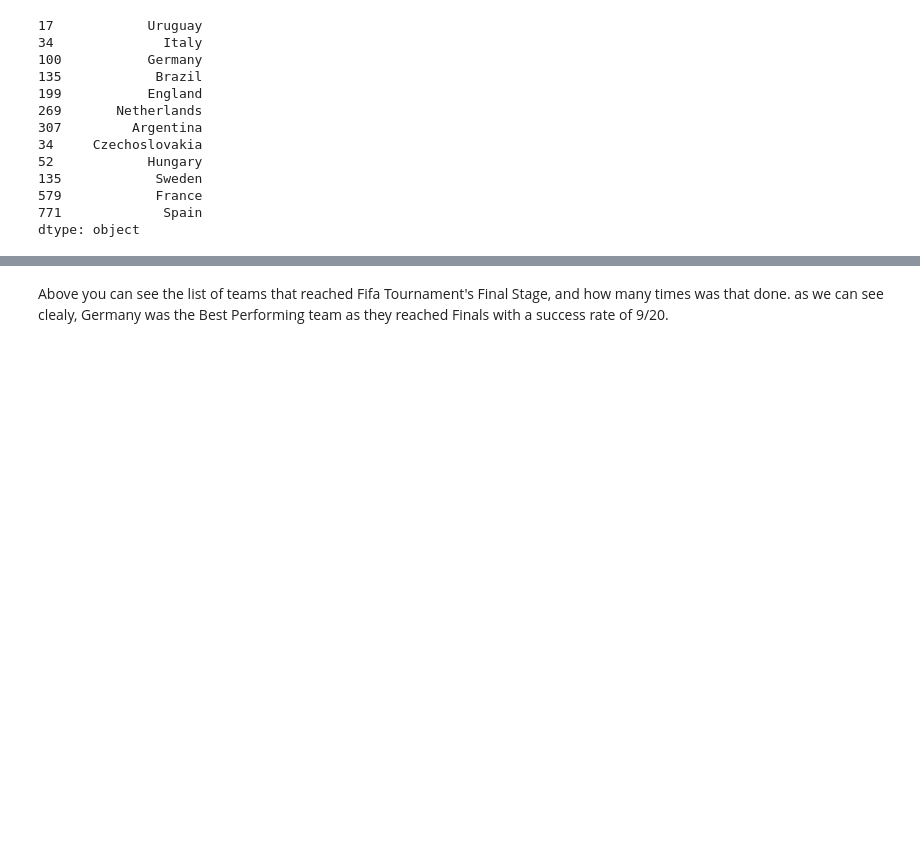
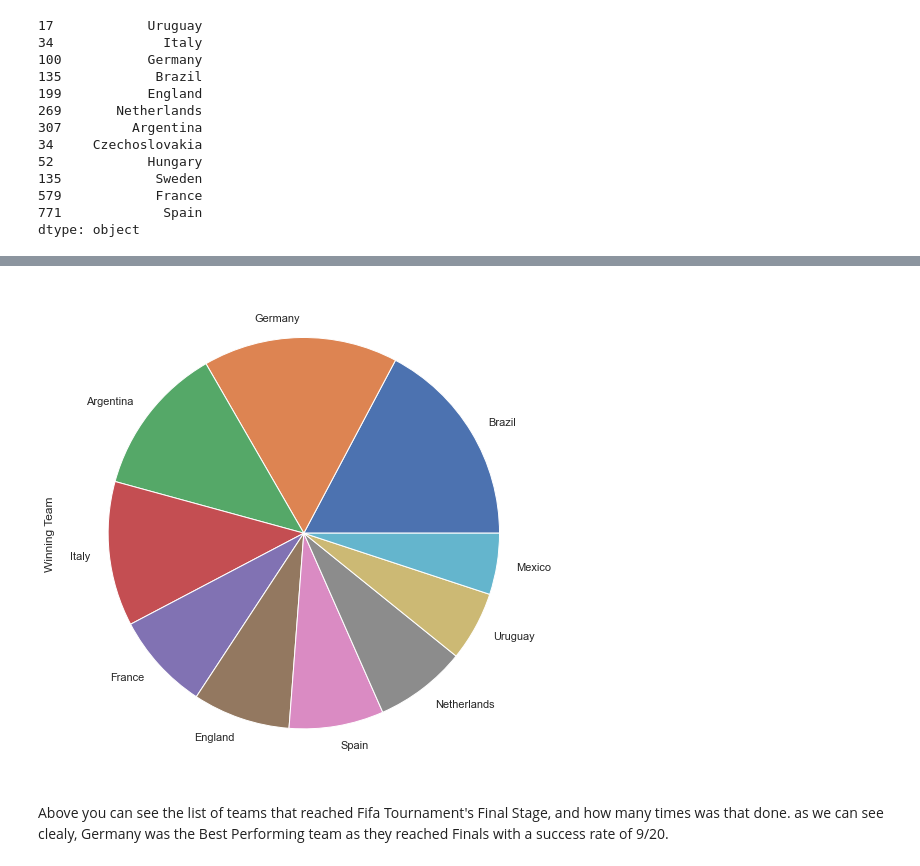
Before and after one commit to Raghav-rv28/Fifa-Case-Study, a Jupyter notebook: Fifa.ipynb, the cells around one changed output, grey strips where cells are left out. Cells and saved outputs as stored; diff of their text form; code cells hidden in the pictures; blank space fills up the shorter version.

```diff
--- a/Fifa.ipynb
+++ b/Fifa.ipynb
@@ -31,0 +12,6 @@ df.info
+# %%
+sns.set(rc={'figure.figsize':(16.7,4.27)})
+fig_size = plt.rcParams["figure.figsize"]
+fig_size[0] = 14
+fig_size[1] = 9
+plt.rcParams["figure.figsize"] = fig_size
@@ -236,4 +208,8 @@ Spain             1
 dtype: int64
+# %%
+topten_teams = dfShort['Winning Team'].value_counts().nlargest(10).plot(kind='pie')
+# %% [output]
+[figure, added]
 # %% [markdown]
 Above you can see the list of teams that reached Fifa Tournament's Final Stage, and how many times was that done. as we can see clealy, Germany was the Best Performing team as they reached Finals with a success rate of 9/20.
 # %%
```
Also changed, not shown: parts of 20 cells of this notebook.
